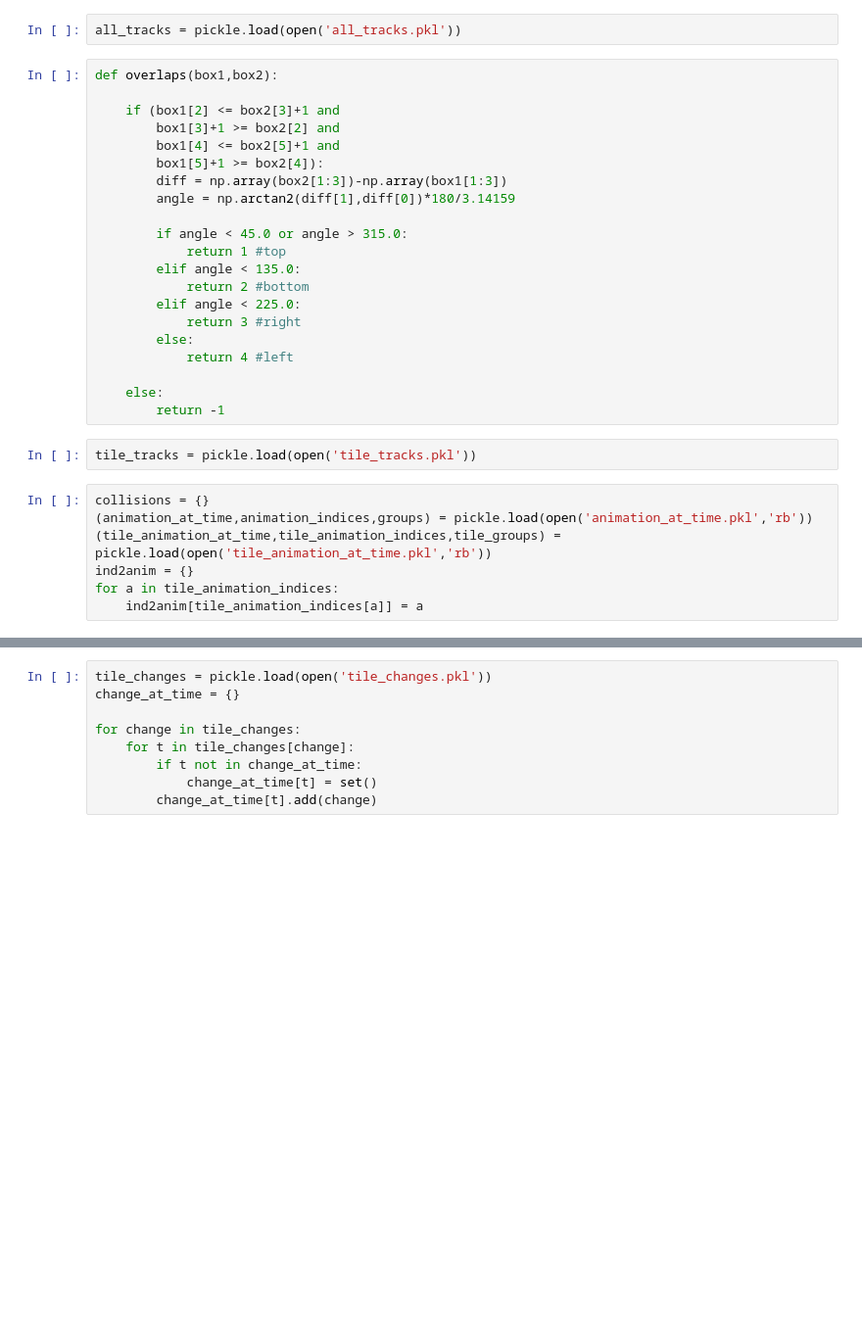
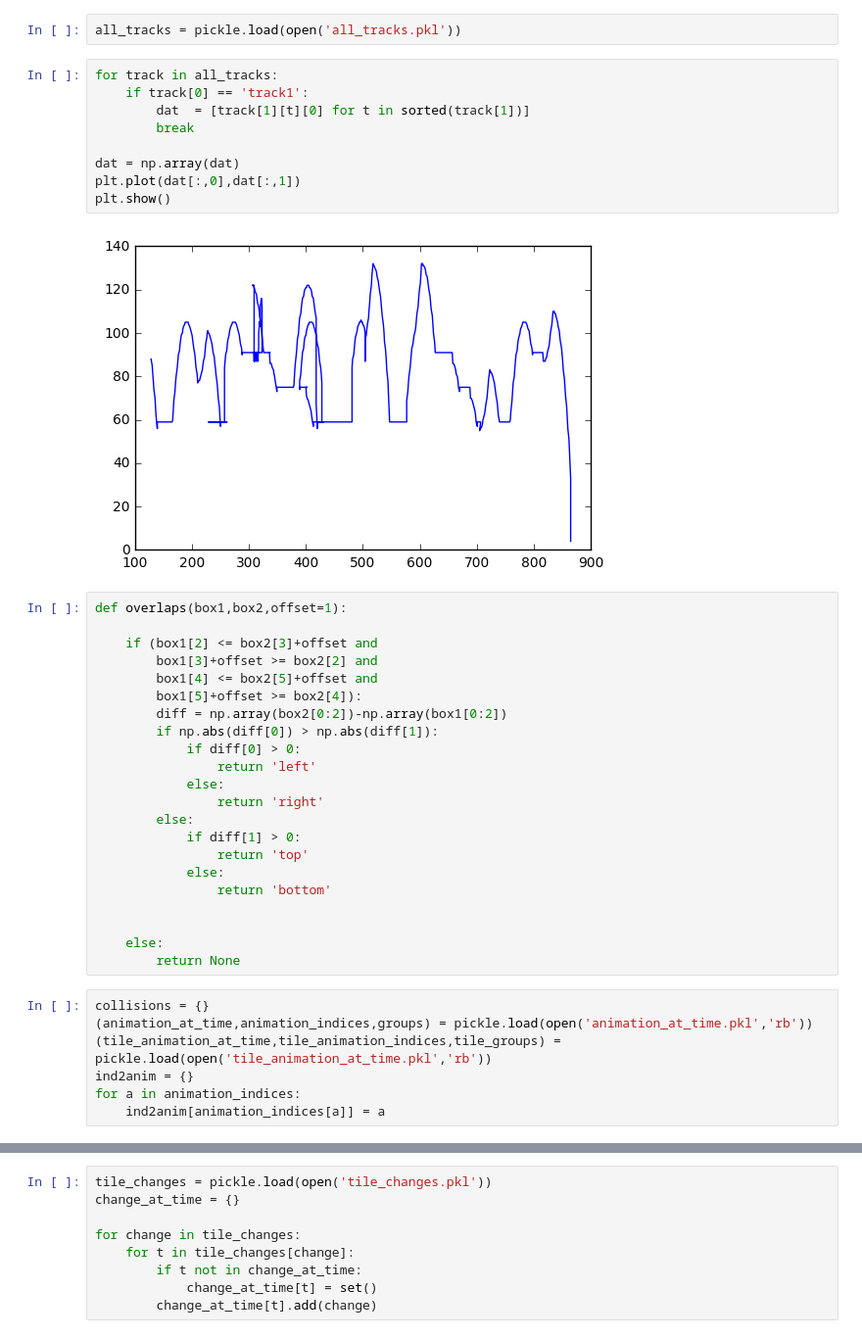
Before and after one commit to JoeOsborn/mechlearn, a Jupyter notebook: mechlearn/Collisions.ipynb, the cells around one changed output, grey strips where cells are left out. Shown at 98% size. Saved outputs shown, nothing was run; the diff lists cells and outputs as text; blank space fills up the shorter version.

```diff
--- a/mechlearn/Collisions.ipynb
+++ b/mechlearn/Collisions.ipynb
@@ -6,33 +6,43 @@ import scipy
 from scipy import ndimage
 # %%
 all_tracks = pickle.load(open('all_tracks.pkl'))
+# %%
+for track in all_tracks:
+    if track[0] == 'track1':
+        dat  = [track[1][t][0] for t in sorted(track[1])]
+        break
+
+dat = np.array(dat)
+plt.plot(dat[:,0],dat[:,1])
+plt.show()
+# %% [output]
+[figure, added]
 # %%
-def overlaps(box1,box2):
+def overlaps(box1,box2,offset=1):
 
-    if (box1[2] <= box2[3]+1 and
-        box1[3]+1 >= box2[2] and
-        box1[4] <= box2[5]+1 and
-        box1[5]+1 >= box2[4]):
-        diff = np.array(box2[1:3])-np.array(box1[1:3])
-        angle = np.arctan2(diff[1],diff[0])*180/3.14159
+    if (box1[2] <= box2[3]+offset and
+        box1[3]+offset >= box2[2] and
+        box1[4] <= box2[5]+offset and
+        box1[5]+offset >= box2[4]):
+        diff = np.array(box2[0:2])-np.array(box1[0:2])
+        if np.abs(diff[0]) > np.abs(diff[1]):
+            if diff[0] > 0:
+                return 'left'
+            else:
+                return 'right'
+        else:
+            if diff[1] > 0:
+                return 'top'
+            else:
+                return 'bottom'
 
-        if angle < 45.0 or angle > 315.0:
-            return 1 #top
-        elif angle < 135.0:
-            return 2 #bottom
-        elif angle < 225.0:
-            return 3 #right
-        else:
-            return 4 #left
 
     else:
-        return -1
+        return None
-# %%
-tile_tracks = pickle.load(open('tile_tracks.pkl'))
 # %%
 collisions = {}
 (animation_at_time,animation_indices,groups) = pickle.load(open('animation_at_time.pkl','rb'))
 (tile_animation_at_time,tile_animation_indices,tile_groups) = pickle.load(open('tile_animation_at_time.pkl','rb'))
 ind2anim = {}
-for a in tile_animation_indices:
-    ind2anim[tile_animation_indices[a]] = a
+for a in animation_indices:
+    ind2anim[animation_indices[a]] = a
```
Also changed, not shown: parts of 17 cells of this notebook, 4 other files.
